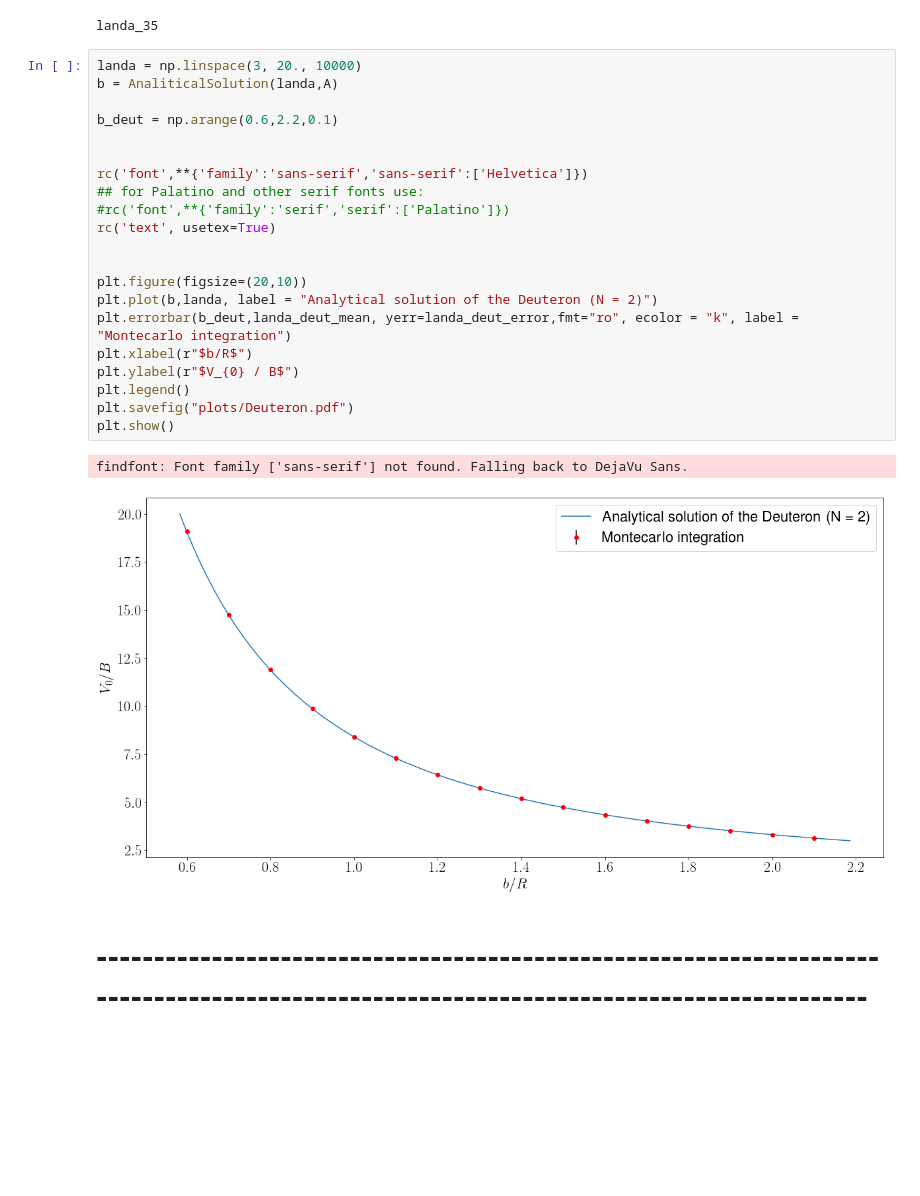
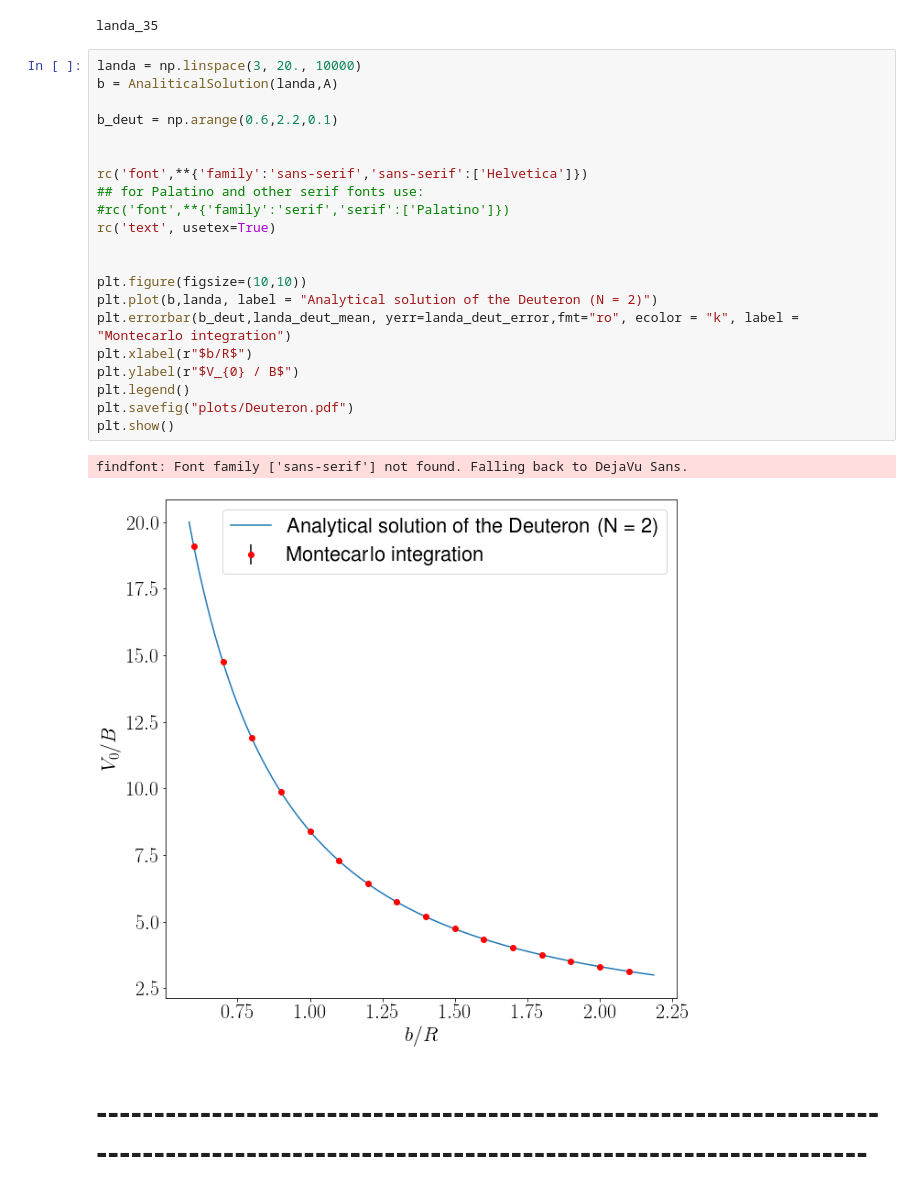
Before and after one commit to pedro-95/few-body, a Jupyter notebook: few_body_2_analysis.ipynb, the cells around one changed output. Saved outputs shown, nothing was run; the diff lists cells and outputs as text; blank space fills up the shorter version.

```diff
--- a/few_body_2_analysis.ipynb
+++ b/few_body_2_analysis.ipynb
@@ -122,27 +122,27 @@ landa_35
 # %%
 landa = np.linspace(3, 20., 10000)
 b = AnaliticalSolution(landa,A)
 
 b_deut = np.arange(0.6,2.2,0.1)
 
 
 rc('font',**{'family':'sans-serif','sans-serif':['Helvetica']})
 ## for Palatino and other serif fonts use:
 #rc('font',**{'family':'serif','serif':['Palatino']})
 rc('text', usetex=True)
 
 
-plt.figure(figsize=(20,10))
+plt.figure(figsize=(10,10))
 plt.plot(b,landa, label = "Analytical solution of the Deuteron (N = 2)")
 plt.errorbar(b_deut,landa_deut_mean, yerr=landa_deut_error,fmt="ro", ecolor = "k", label = "Montecarlo integration")
 plt.xlabel(r"$b/R$")
 plt.ylabel(r"$V_{0} / B$")
 plt.legend()
 plt.savefig("plots/Deuteron.pdf")
 plt.show()
 # %% [output]
 findfont: Font family ['sans-serif'] not found. Falling back to DejaVu Sans.
-[figure, old version]
+[figure, new version]
 # %% [markdown]
 # ---------------------------------------------------------------------------------------------------------------------------------------
 # %%
```
Also changed, not shown: parts of 22 cells of this notebook, 29 other files.
